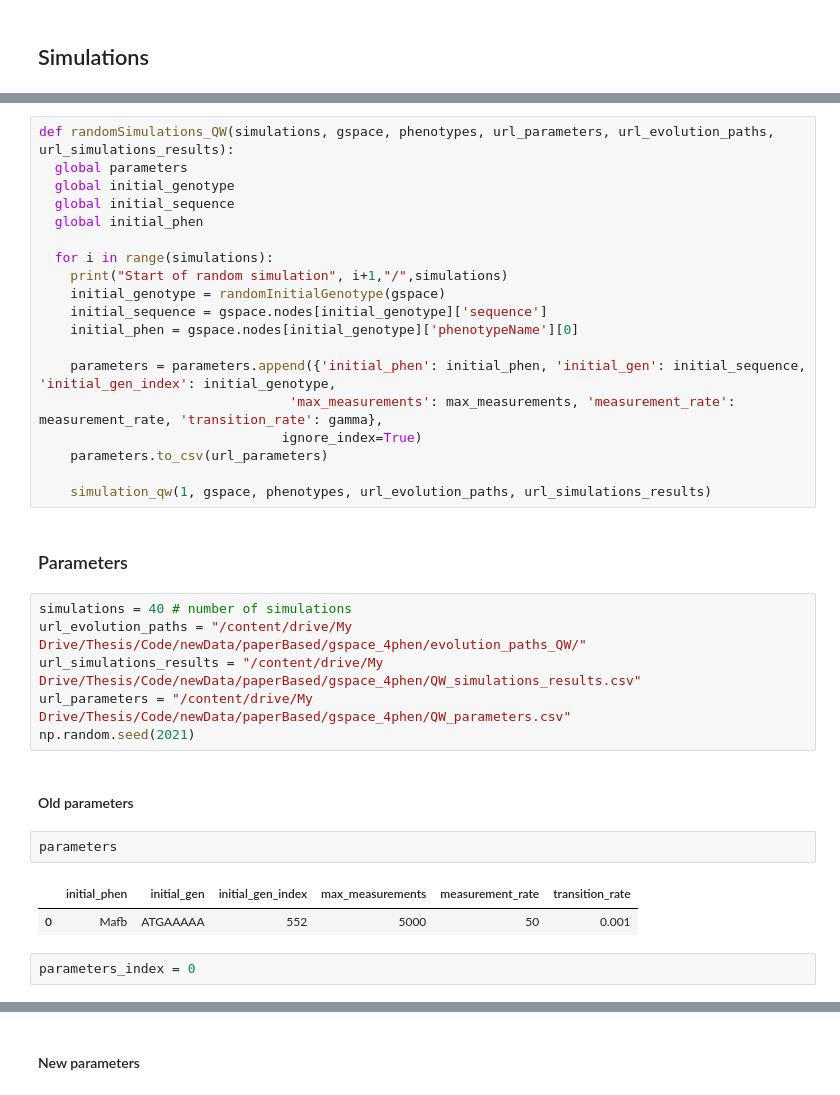
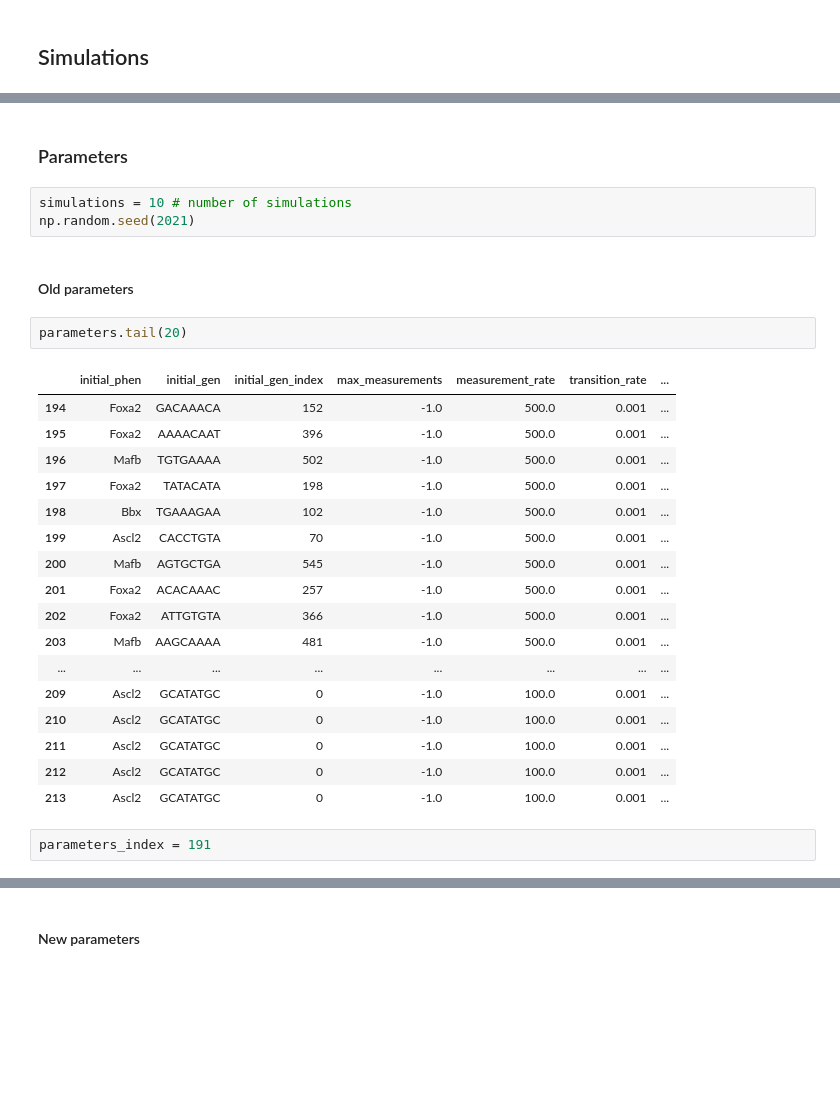
Before and after one commit to miguelruor/GeneticEvolution, a Jupyter notebook: GeneticEvolution.ipynb, the cells around one changed output, grey strips where cells are left out. Saved outputs shown, nothing was run; the diff lists cells and outputs as text; blank space fills up the shorter version.

```diff
--- a/GeneticEvolution.ipynb
+++ b/GeneticEvolution.ipynb
@@ -479,38 +568,31 @@ Function to perform simulations with random initial genotypes
-# %%
-def randomSimulations_QW(simulations, gspace, phenotypes, url_parameters, url_evolution_paths, url_simulations_results):
-  global parameters
-  global initial_genotype
-  global initial_sequence
-  global initial_phen
-
-  for i in range(simulations):
-    print("Start of random simulation", i+1,"/",simulations)
-    initial_genotype = randomInitialGenotype(gspace)
-    initial_sequence = gspace.nodes[initial_genotype]['sequence']
-    initial_phen = gspace.nodes[initial_genotype]['phenotypeName'][0]
-
-    parameters = parameters.append({'initial_phen': initial_phen, 'initial_gen': initial_sequence, 'initial_gen_index': initial_genotype,
-                                'max_measurements': max_measurements, 'measurement_rate': measurement_rate, 'transition_rate': gamma},
-                               ignore_index=True)
-    parameters.to_csv(url_parameters)
-
-    simulation_qw(1, gspace, phenotypes, url_evolution_paths, url_simulations_results)
 # %% [markdown]
 ### Parameters
-# %%
-simulations = 40 # number of simulations
-url_evolution_paths = "/content/drive/My Drive/Thesis/Code/newData/paperBased/gspace_4phen/evolution_paths_QW/"
-url_simulations_results = "/content/drive/My Drive/Thesis/Code/newData/paperBased/gspace_4phen/QW_simulations_results.csv"
-url_parameters = "/content/drive/My Drive/Thesis/Code/newData/paperBased/gspace_4phen/QW_parameters.csv"
-np.random.seed(2021)
+# %%
+simulations = 10 # number of simulations
+np.random.seed(2021)
 # %% [markdown]
 #### Old parameters
 # %%
-parameters
+parameters.tail(20)
 # %% [output]
-|  | initial_phen | initial_gen | initial_gen_index | max_measurements | measurement_rate | transition_rate |
-| 0 | Mafb | ATGAAAAA | 552 | 5000 | 50 | 0.001 |
+|  | initial_phen | initial_gen | initial_gen_index | max_measurements | measurement_rate | transition_rate | ... |
+| 194 | Foxa2 | GACAAACA | 152 | -1.0 | 500.0 | 0.001 | ... |
+| 195 | Foxa2 | AAAACAAT | 396 | -1.0 | 500.0 | 0.001 | ... |
+| 196 | Mafb | TGTGAAAA | 502 | -1.0 | 500.0 | 0.001 | ... |
+| 197 | Foxa2 | TATACATA | 198 | -1.0 | 500.0 | 0.001 | ... |
+| 198 | Bbx | TGAAAGAA | 102 | -1.0 | 500.0 | 0.001 | ... |
+| 199 | Ascl2 | CACCTGTA | 70 | -1.0 | 500.0 | 0.001 | ... |
+| 200 | Mafb | AGTGCTGA | 545 | -1.0 | 500.0 | 0.001 | ... |
+| 201 | Foxa2 | ACACAAAC | 257 | -1.0 | 500.0 | 0.001 | ... |
+| 202 | Foxa2 | ATTGTGTA | 366 | -1.0 | 500.0 | 0.001 | ... |
+| 203 | Mafb | AAGCAAAA | 481 | -1.0 | 500.0 | 0.001 | ... |
+| ... | ... | ... | ... | ... | ... | ... | ... |
+| 209 | Ascl2 | GCATATGC | 0 | -1.0 | 100.0 | 0.001 | ... |
+| 210 | Ascl2 | GCATATGC | 0 | -1.0 | 100.0 | 0.001 | ... |
+| 211 | Ascl2 | GCATATGC | 0 | -1.0 | 100.0 | 0.001 | ... |
+| 212 | Ascl2 | GCATATGC | 0 | -1.0 | 100.0 | 0.001 | ... |
+| 213 | Ascl2 | GCATATGC | 0 | -1.0 | 100.0 | 0.001 | ... |
 # %%
-parameters_index = 0
+parameters_index = 191
 # %%
 new_parameters = False
```
Also changed, not shown: parts of 168 cells of this notebook.
